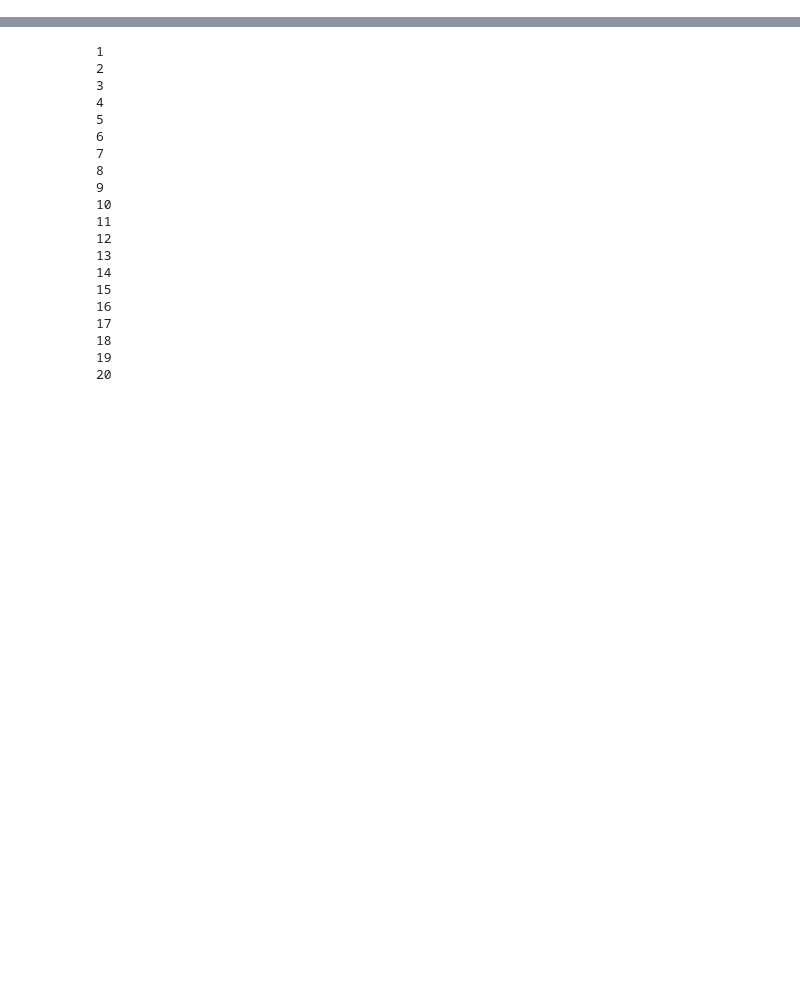
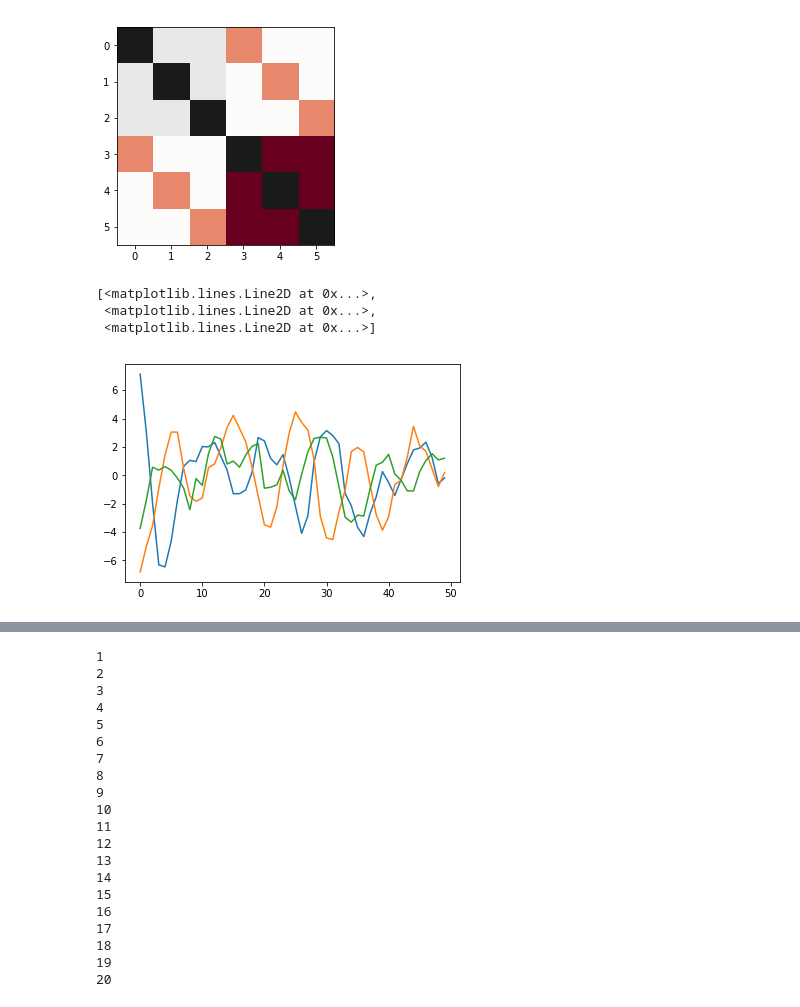
Before and after one commit to BouchardLab/DynamicalComponentsAnalysis, a Jupyter notebook: notebooks/tegmark.ipynb, the cells around one changed output, grey strips where cells are left out. Cells and saved outputs as stored; diff of their text form; code cells hidden in the pictures; blank space fills up the shorter version.

```diff
--- a/notebooks/tegmark.ipynb
+++ b/notebooks/tegmark.ipynb
@@ -46,3 +55,17 @@ def gen_cross_cov(k):
+# %%
+A = oscillators_dynamics_mat(N=3)
+cross_cov_mats = oscillators_cross_cov_mats(A, T=11)
+plt.imshow(cross_cov_mats[0], vmin=-1, vmax=1, cmap="RdGy")
+plt.show()
+
+z = sample_oscillators(A, 1000)
+plt.plot(z[500:550, :3])
+# %% [output]
+[figure, added]
+[<matplotlib.lines.Line2D at 0x...>,
+ <matplotlib.lines.Line2D at 0x...>,
+ <matplotlib.lines.Line2D at 0x...>]
+[figure, added]
 # %%
 #generate sample of dynamics
 
```
Also changed, not shown: parts of 4 cells of this notebook, 2 other files.
